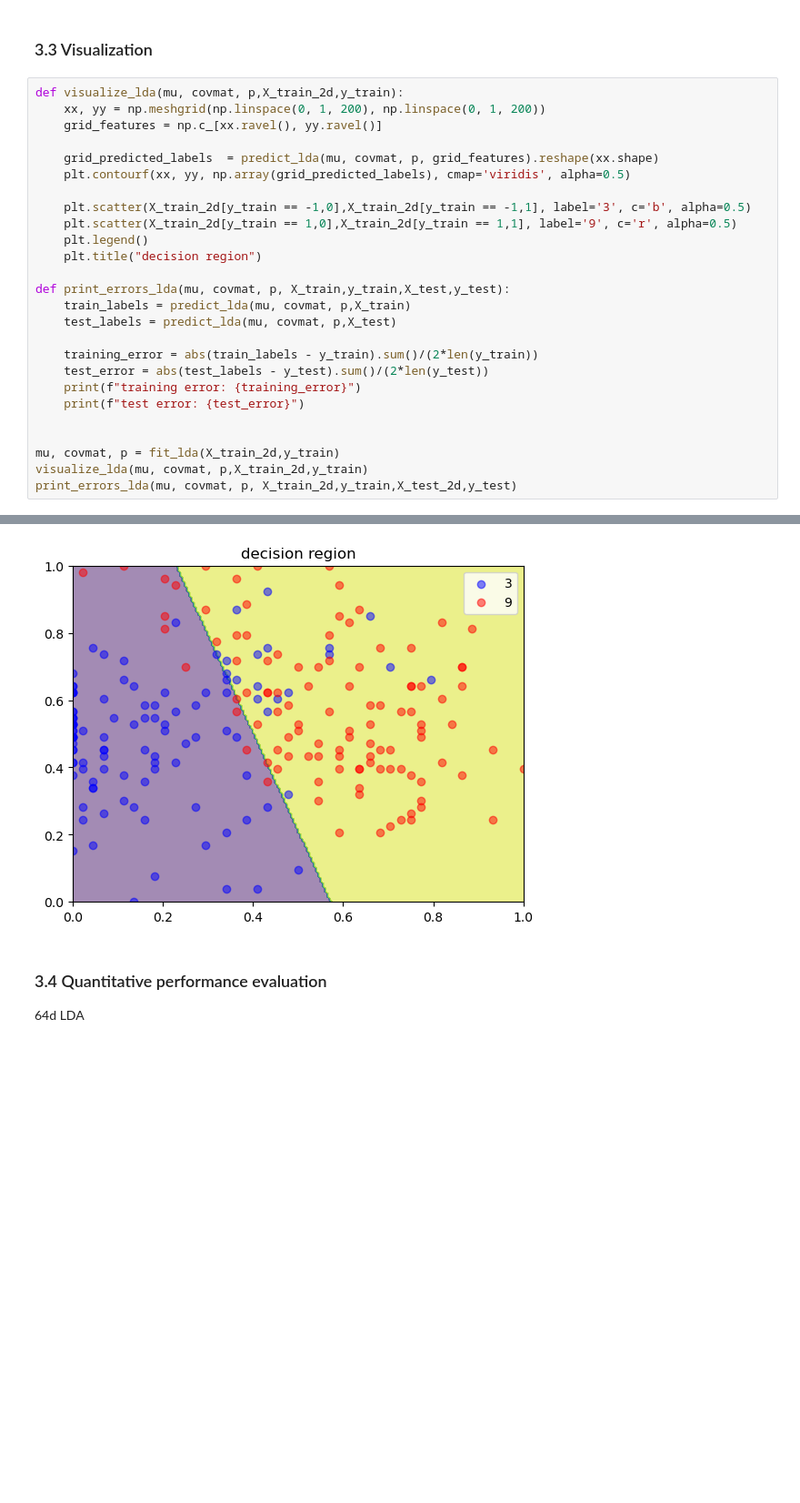
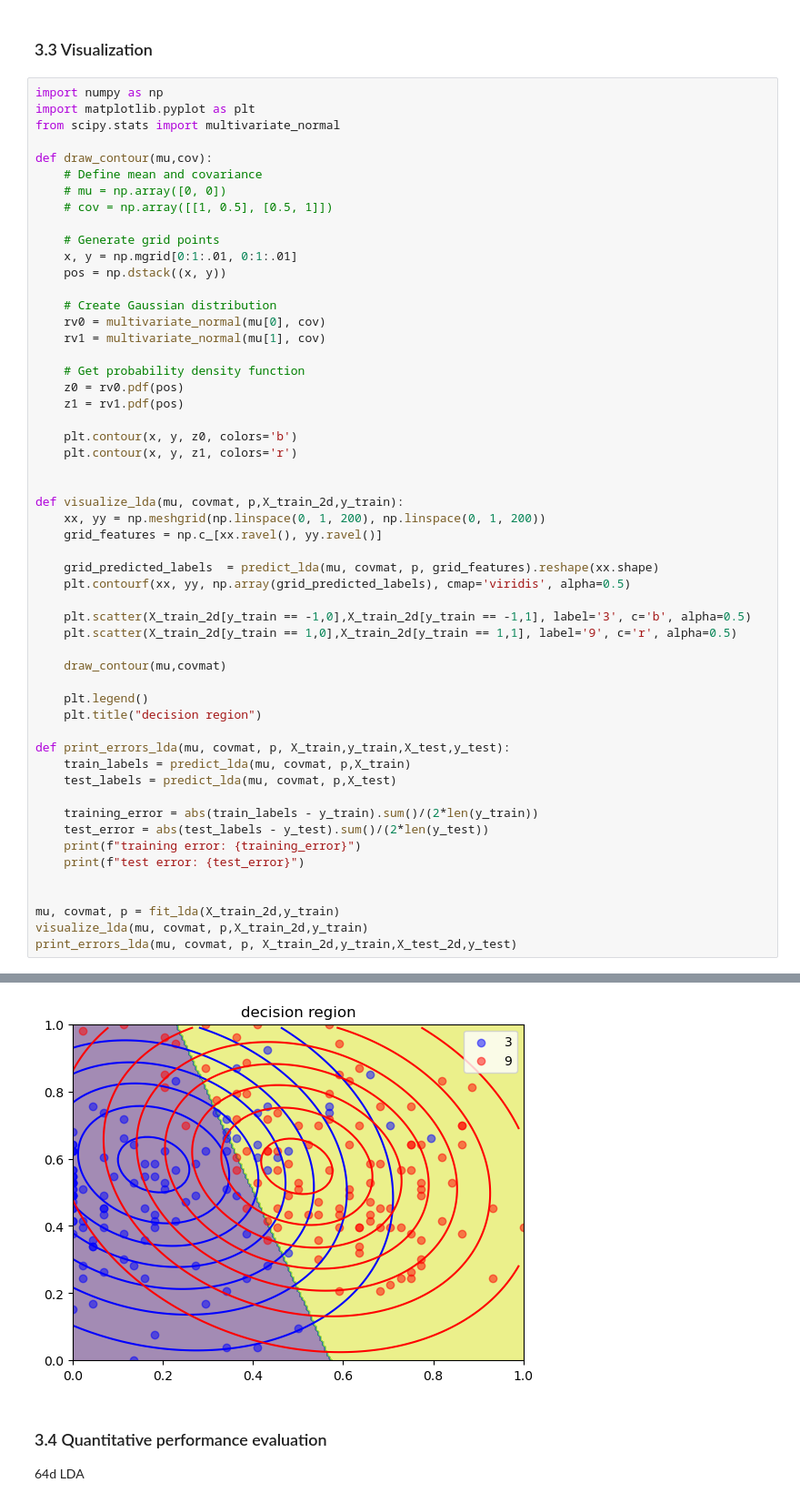
Before and after one commit to Lennox-Elaphurus/ML-Essentials-homework, a Jupyter notebook: Lennox/exercise 1/exercise1.ipynb, the cells around one changed output, grey strips where cells are left out. Shown at 91% size. Cells and saved outputs as stored; diff of their text form; blank space fills up the shorter version.

Commit message:
Add contour in 3.3 (#3)
* Add contour in 3.3

* Add contour in ex1 3.3

```diff
--- a/Lennox/exercise 1/exercise1.ipynb
+++ b/Lennox/exercise 1/exercise1.ipynb
@@ -287,35 +287,63 @@ print(test_pred)
 # %% [markdown]
 ### 3.3 Visualization
 # %%
+import numpy as np
+import matplotlib.pyplot as plt
+from scipy.stats import multivariate_normal
+
+def draw_contour(mu,cov):
+    # Define mean and covariance
+    # mu = np.array([0, 0])
+    # cov = np.array([[1, 0.5], [0.5, 1]])
+
+    # Generate grid points
+    x, y = np.mgrid[0:1:.01, 0:1:.01]
+    pos = np.dstack((x, y))
+
+    # Create Gaussian distribution
+    rv0 = multivariate_normal(mu[0], cov)
+    rv1 = multivariate_normal(mu[1], cov)
+
+    # Get probability density function
+    z0 = rv0.pdf(pos)
+    z1 = rv1.pdf(pos)
+
+    plt.contour(x, y, z0, colors='b')
+    plt.contour(x, y, z1, colors='r')
+
+
 def visualize_lda(mu, covmat, p,X_train_2d,y_train):
     xx, yy = np.meshgrid(np.linspace(0, 1, 200), np.linspace(0, 1, 200))
     grid_features = np.c_[xx.ravel(), yy.ravel()]
 
     grid_predicted_labels  = predict_lda(mu, covmat, p, grid_features).reshape(xx.shape)
     plt.contourf(xx, yy, np.array(grid_predicted_labels), cmap='viridis', alpha=0.5)
 
     plt.scatter(X_train_2d[y_train == -1,0],X_train_2d[y_train == -1,1], label='3', c='b', alpha=0.5)
     plt.scatter(X_train_2d[y_train == 1,0],X_train_2d[y_train == 1,1], label='9', c='r', alpha=0.5)
+
+    draw_contour(mu,covmat)
+
     plt.legend()
     plt.title("decision region")
 
 def print_errors_lda(mu, covmat, p, X_train,y_train,X_test,y_test):
     train_labels = predict_lda(mu, covmat, p,X_train)
     test_labels = predict_lda(mu, covmat, p,X_test)
 
     training_error = abs(train_labels - y_train).sum()/(2*len(y_train))
     test_error = abs(test_labels - y_test).sum()/(2*len(y_test))
     print(f"training error: {training_error}")
     print(f"test error: {test_error}")
 
 
 mu, covmat, p = fit_lda(X_train_2d,y_train)
 visualize_lda(mu, covmat, p,X_train_2d,y_train)
 print_errors_lda(mu, covmat, p, X_train_2d,y_train,X_test_2d,y_test)
 # %% [output]
 training error: 0.1336405529953917
 test error: 0.10273972602739725
-[figure, old version]
+[figure, new version]
 # %% [markdown]
 ### 3.4 Quantitative performance evaluation
 
```
Also changed, not shown: parts of 7 cells of this notebook, 2 other files.
